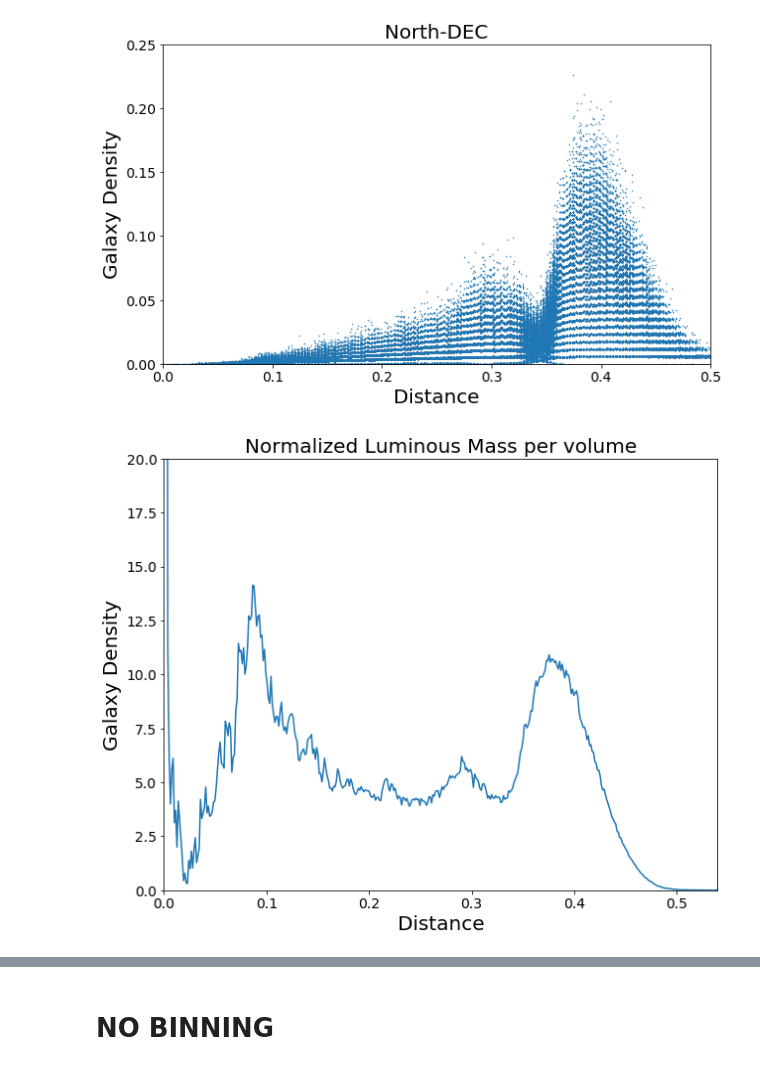
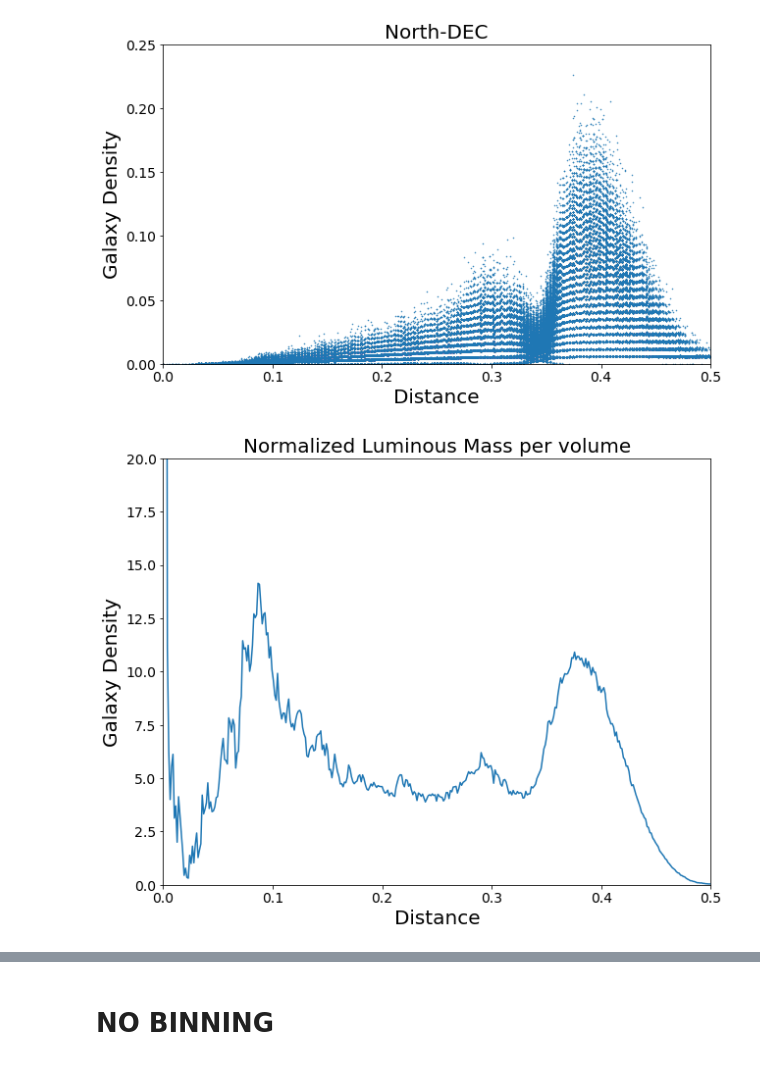
Before and after one commit to ny2292000/TheHypergeometricalUniverse, a Jupyter notebook: FitsAnalysisCrossSection.ipynb, the cells around one changed output, grey strips where cells are left out. Drawn from its saved outputs; the diff is of its cells as text; code cells hidden in the pictures.

```diff
--- a/FitsAnalysisCrossSection.ipynb
+++ b/FitsAnalysisCrossSection.ipynb
@@ -131,13 +131,13 @@ Index(['RA', 'DEC', 'ID', 'Z', 'NZ', 'CosRA', 'SinRA', 'CosDEC', 'SinDEC',
 # %%
 dfcount.columns= ['Galaxy Density']
 ax=dfcount.plot(y="Galaxy Density", figsize=(10,8), fontsize=14, legend=False)
 ax.set_xlabel("Distance", fontsize=20)
 ax.set_ylabel("Galaxy Density", fontsize=20)
 ax.set_title("Normalized Luminous Mass per volume", fontsize=20)
-ax.set_ylim(0,0.5)
+ax.set_xlim(0,0.5)
 ax.set_ylim(0,20)
 fig = plt.gcf()
 if parameters.saveme:
     fig.savefig(parameters.imgAddress + 'NormalizedMass.png', dpi=300)
 # %% [output]
-[figure, old version]
+[figure, new version]
```
Also changed, not shown: parts of 1 cell of this notebook, 3 other files.
